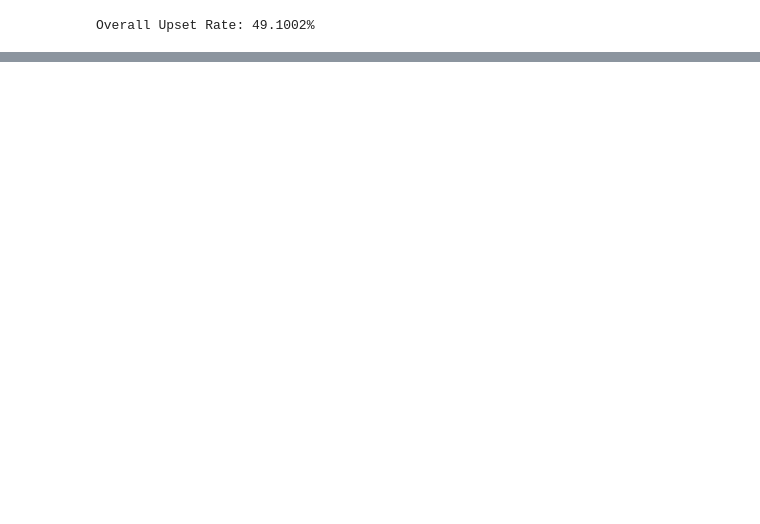
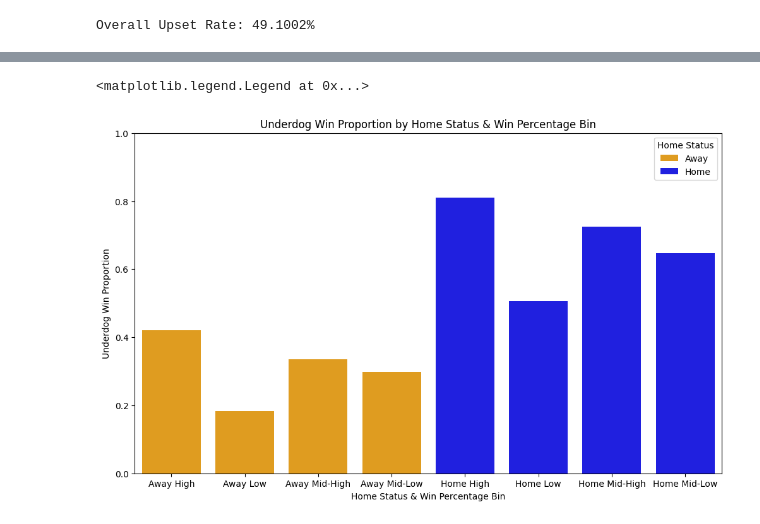
Before and after one commit to vys5hb/NBA-Upset-Analysis, a Jupyter notebook: NBA_Database.ipynb, the cells around one changed output, grey strips where cells are left out. Drawn from its saved outputs; the diff is of its cells as text; code cells hidden in the pictures; blank space fills up the shorter version.

```diff
--- a/NBA_Database.ipynb
+++ b/NBA_Database.ipynb
@@ -176,0 +193,23 @@ Teams playing at Home with a win percentage in the 25-50th percentile win as an
+# %%
+# Reset the index
+upset_summary = upset_summary.reset_index()
+# Extract "Home" or "Away" from the `home_w_pct_bin` column
+upset_summary['home_status'] = upset_summary['home_w_pct_bin'].apply(lambda x: 'Home' if 'Home' in x else 'Away')
+# Create the bar plot
+plt.figure(figsize=(12, 7))
+sns.barplot(
+    x='home_w_pct_bin',
+    y='prop',
+    hue='home_status',
+    data=upset_summary,
+    palette={'Home': 'blue', 'Away': 'orange'}
+)
+# Label the bar plot
+plt.xlabel("Home Status & Win Percentage Bin")
+plt.ylabel("Underdog Win Proportion")
+plt.title("Underdog Win Proportion by Home Status & Win Percentage Bin")
+plt.ylim(0, 1)
+plt.legend(title='Home Status', loc='upper right')
+# %% [output]
+<matplotlib.legend.Legend at 0x...>
+[figure, added]
```
Also changed, not shown: parts of 8 cells of this notebook, 1 other file.
